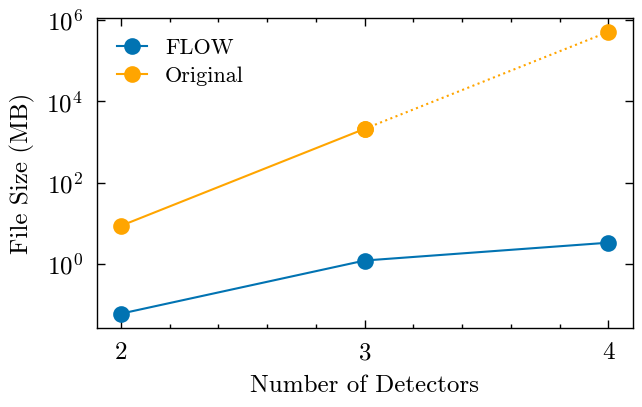
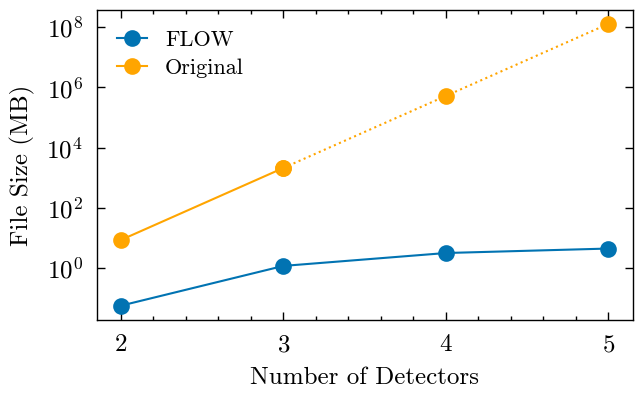
The notebook cell's code change between the first figure and the second:
--- before
+++ after
@@ -1,6 +1,8 @@
-plt.plot(Number_of_Detectors, File_sizes_Flow, marker='o', label='FLOW')
-plt.plot(Number_of_Detectors[:2], File_sizes_Original[:2],
+# Plotting File sizes as a function of number of detectors
+
+plt.plot(Number_of_Detectors, size_mb_flow, marker='o', label='FLOW')
+plt.plot(Number_of_Detectors[:2], size_mb_original[:2],
          marker='o', color="orange", linestyle='solid', label='Original')
-plt.plot(Number_of_Detectors[1:], File_sizes_Original[1:],
+plt.plot(Number_of_Detectors[1:], size_mb_original[1:],
          marker='o', color="orange", linestyle='dotted')
 plt.xticks(Number_of_Detectors)

Commit: Added some comments to plots